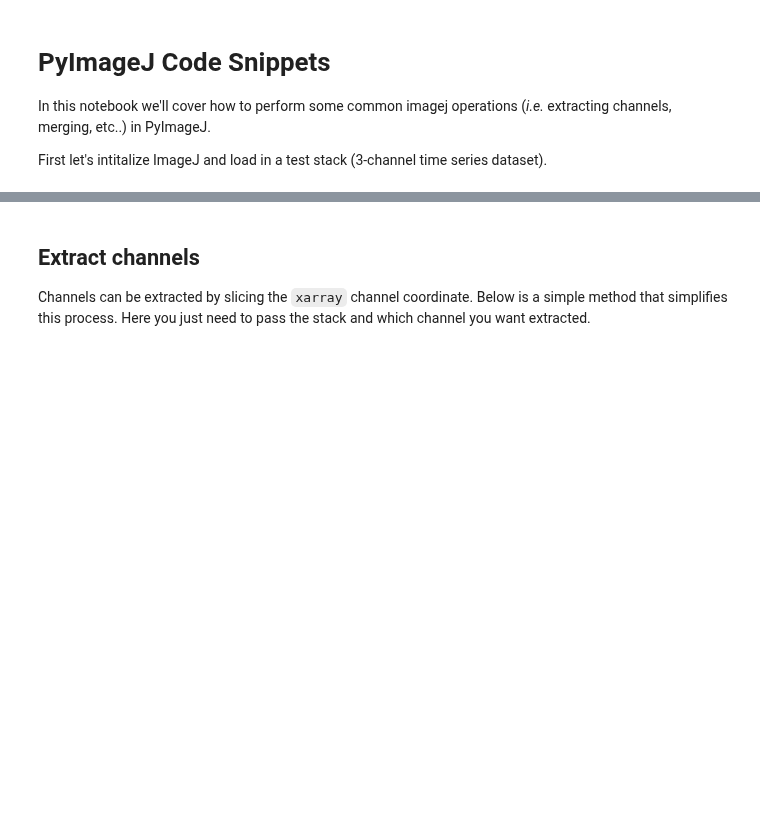
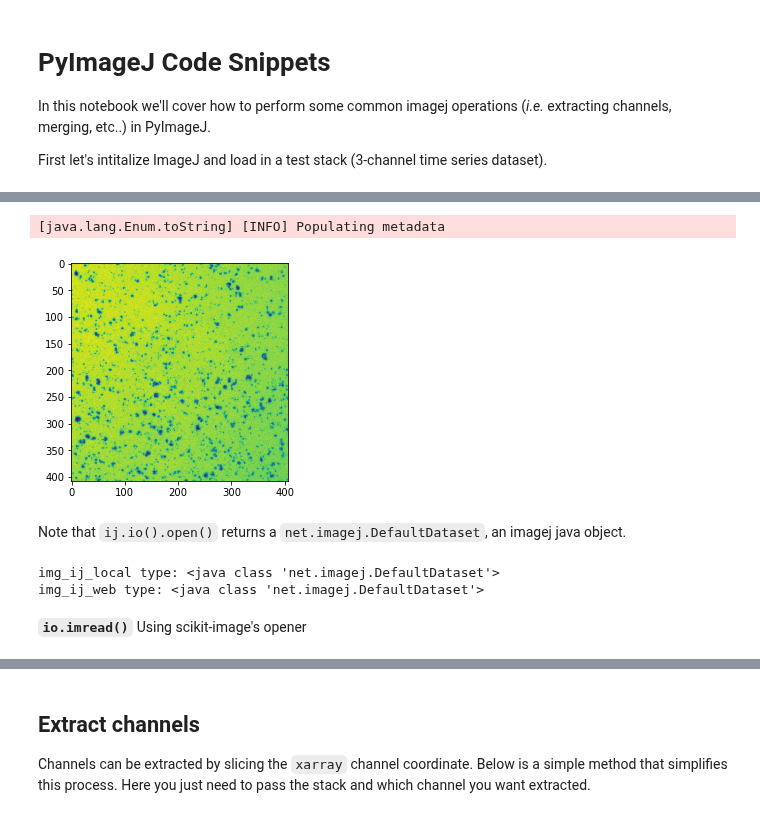
Before and after one commit to imagej/pyimagej, a Jupyter notebook: doc/PyImageJ-Code-Snippets.ipynb, the cells around one changed output, grey strips where cells are left out. Cells and saved outputs as stored; diff of their text form; code cells hidden in the pictures; blank space fills up the shorter version.

```diff
--- a/doc/PyImageJ-Code-Snippets.ipynb
+++ b/doc/PyImageJ-Code-Snippets.ipynb
@@ -19,0 +30,18 @@ img = ij.io().open(path)
+# %%
+# open an image from the web
+img_ij_web = ij.io().open('https://wsr.imagej.net/images/Cell_Colony.jpg')
+ij.py.show(img_ij_web)
+# %% [output]
+[java.lang.Enum.toString] [INFO] Populating metadata
+[figure, added]
+# %% [markdown]
+Note that `ij.io().open()` returns a `net.imagej.DefaultDataset`, an imagej java object.
+# %%
+# check image object type
+print("img_ij_local type: {}".format(type(img_ij_local)))
+print("img_ij_web type: {}".format(type(img_ij_web)))
+# %% [output]
+img_ij_local type: <java class 'net.imagej.DefaultDataset'>
+img_ij_web type: <java class 'net.imagej.DefaultDataset'>
+# %% [markdown]
+**`io.imread()`** Using scikit-image's opener
```
Also changed, not shown: parts of 29 cells of this notebook.
